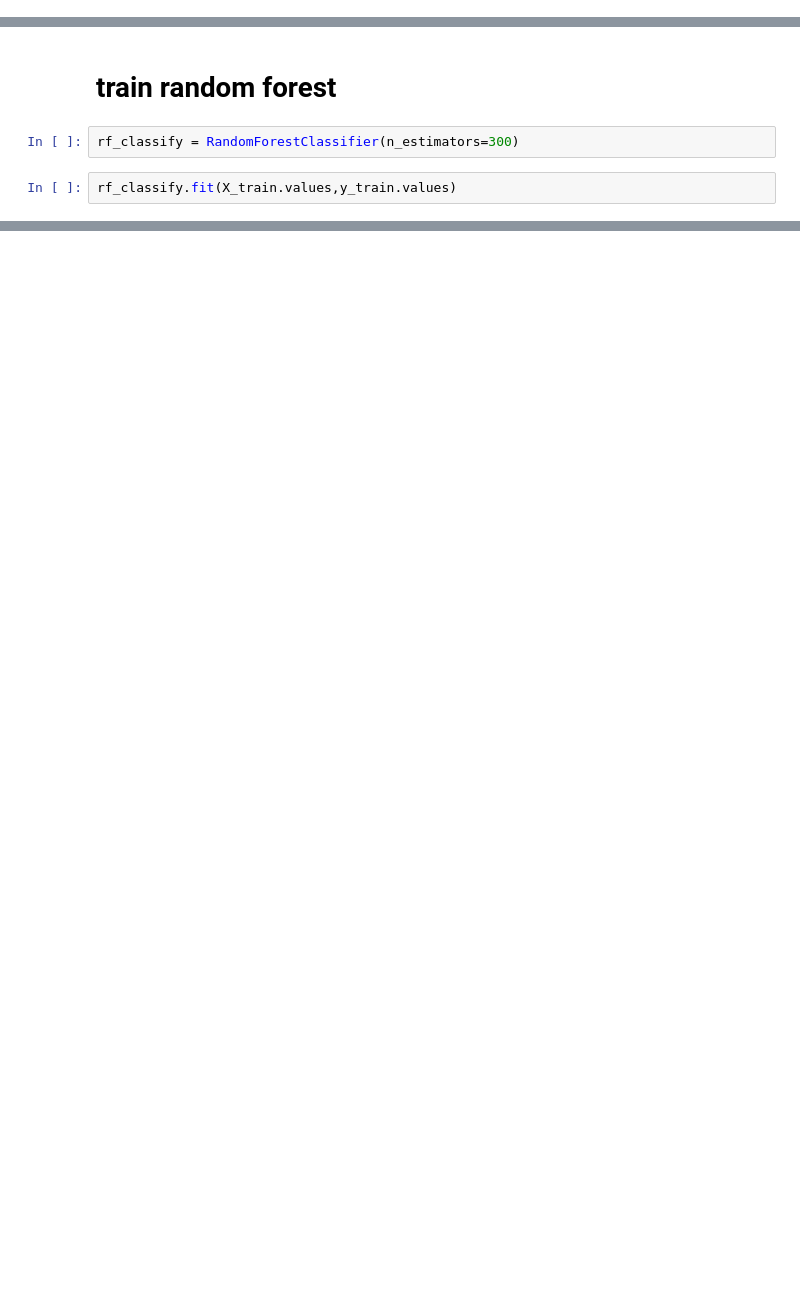
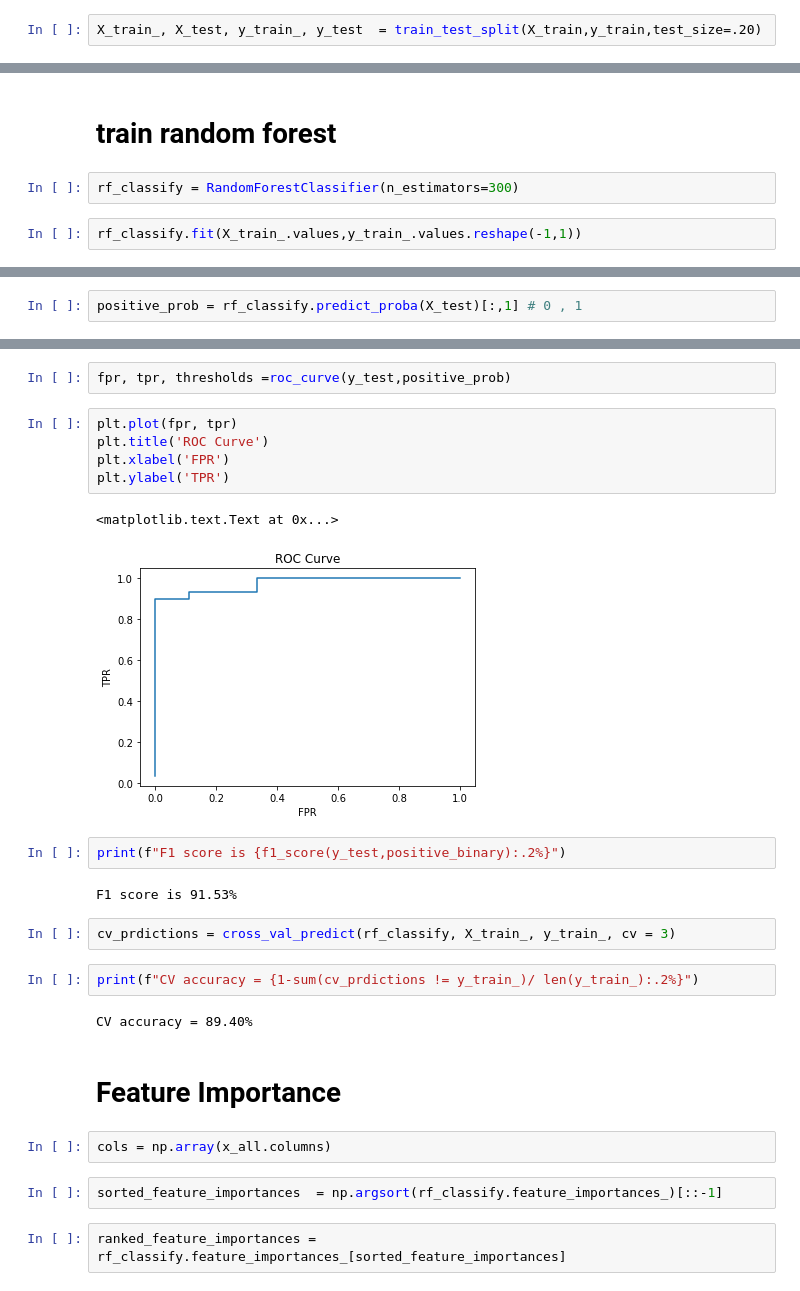
Before and after one commit to jonhilgart22/founder_nlp_analysis, a Jupyter notebook: notebooks/Train_Models_VcInvest0_VcInvest1_1.0_MISSING_SENTIMENT.ipynb, the cells around one changed output, grey strips where cells are left out. Cells and saved outputs as stored; diff of their text form; blank space fills up the shorter version.

Commit message:
F1 score

```diff
--- a/notebooks/Train_Models_VcInvest0_VcInvest1_1.0_MISSING_SENTIMENT.ipynb
+++ b/notebooks/Train_Models_VcInvest0_VcInvest1_1.0_MISSING_SENTIMENT.ipynb
@@ -232 +297,3 @@ X_train, X_test, y_train, y_test  = train_test_split(x_all,y_all,test_size=.2)
+# %%
+X_train_, X_test, y_train_, y_test  = train_test_split(X_train,y_train,test_size=.20)
 # %%
@@ -242,5 +313,5 @@ X_train.values.shape
 # %%
 rf_classify = RandomForestClassifier(n_estimators=300)
 # %%
-rf_classify.fit(X_train.values,y_train.values)
+rf_classify.fit(X_train_.values,y_train_.values.reshape(-1,1))
 # %% [output]
@@ -247,0 +324,2 @@ ValueError: could not convert string to float: 'Media and Information Services (
+# %%
+positive_prob = rf_classify.predict_proba(X_test)[:,1] # 0 , 1
@@ -247,0 +359,28 @@ ValueError: could not convert string to float: 'Media and Information Services (
+# %%
+fpr, tpr, thresholds =roc_curve(y_test,positive_prob)
+# %%
+plt.plot(fpr, tpr)
+plt.title('ROC Curve')
+plt.xlabel('FPR')
+plt.ylabel('TPR')
+# %% [output]
+<matplotlib.text.Text at 0x...>
+[figure, added]
+# %%
+print(f"F1 score is {f1_score(y_test,positive_binary):.2%}")
+# %% [output]
+F1 score is 91.53%
+# %%
+cv_prdictions = cross_val_predict(rf_classify, X_train_, y_train_, cv = 3)
+# %%
+print(f"CV accuracy = {1-sum(cv_prdictions != y_train_)/ len(y_train_):.2%}")
+# %% [output]
+CV accuracy = 89.40%
+# %% [markdown]
+# Feature Importance
+# %%
+cols = np.array(x_all.columns)
+# %%
+sorted_feature_importances  = np.argsort(rf_classify.feature_importances_)[::-1]
+# %%
+ranked_feature_importances = rf_classify.feature_importances_[sorted_feature_importances]
```
Also changed, not shown: parts of 24 cells of this notebook.
